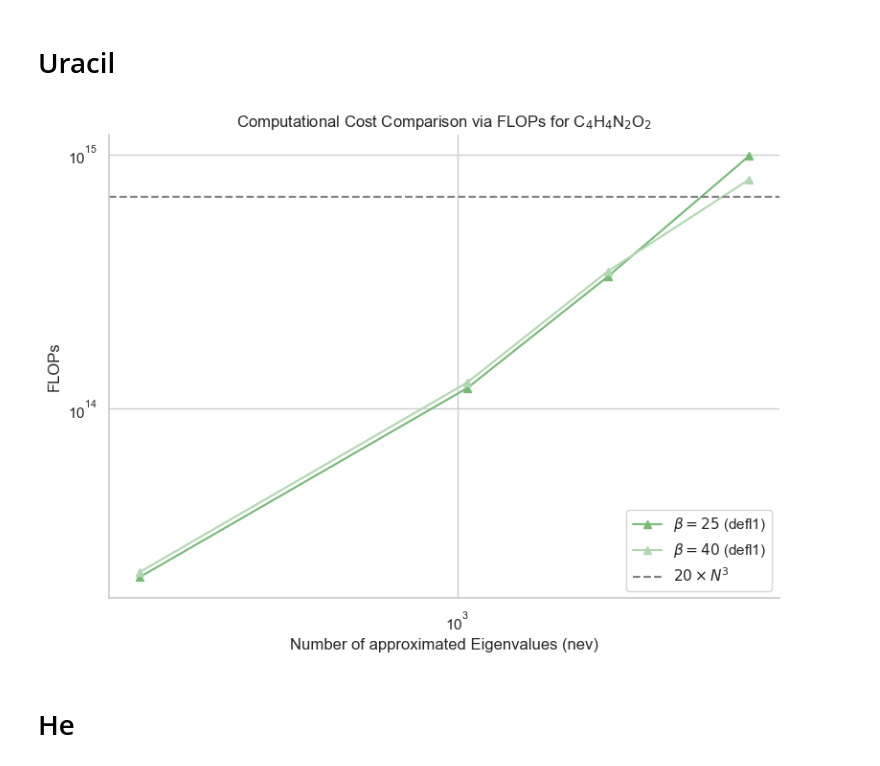
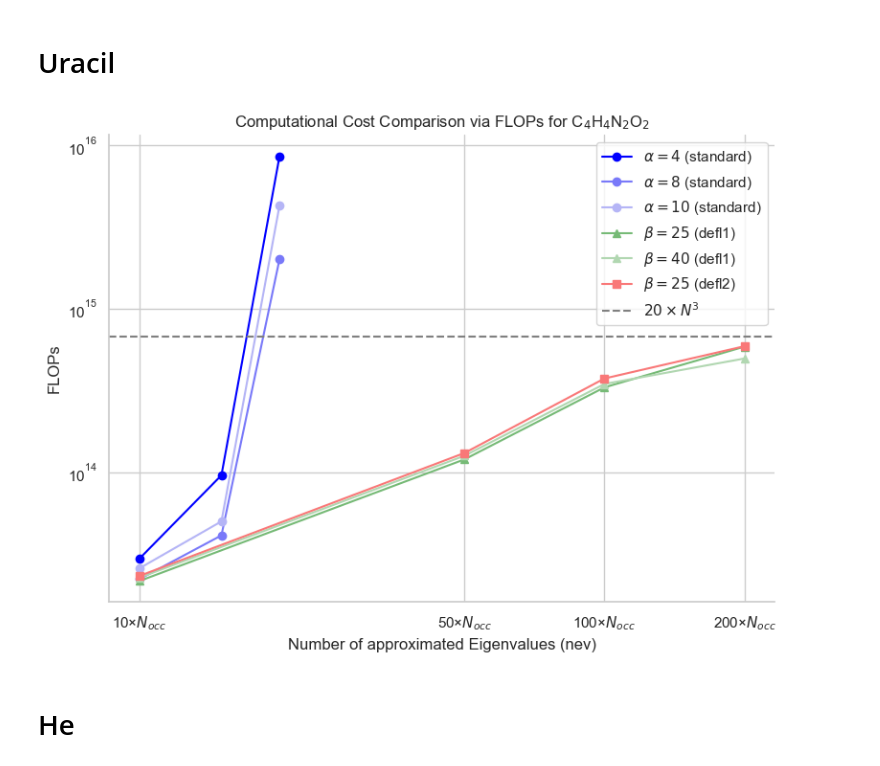
Before and after one commit to framere/Final_codes_MA, a Jupyter notebook: FINAL_CODE/plot_results.ipynb, the cells around one changed output. Saved outputs shown, nothing was run; the diff lists cells and outputs as text; code cells hidden in the pictures.

```diff
--- a/FINAL_CODE/plot_results.ipynb
+++ b/FINAL_CODE/plot_results.ipynb
@@ -129,54 +129,57 @@ plt.show()
 # %%
 N_occ = 21
 N_virt = 32416
-N_block = np.array([10, 15, 20, 25]) * N_occ
+N_block = np.array([10, 15, 20]) * N_occ
 N = np.array([10, 50, 100, 200]) * N_occ
 
 # Block Davidson
-FLOPS_8 = np.array([22282635345600, 41232042450900 ])
-FLOPS_10 = np.array([25965835993440, 50228889949980, ])
-
+FLOPS_4 = np.array([29775748175040,  96207503003640, 8614283542865280])
+FLOPS_8 = np.array([22282635345600, 41232042450900, 2019798514366080])
+FLOPS_10 = np.array([25965835993440, 50228889949980, 4306973843598720])
 
 # Deflation 1
-FLOPS_16_def1 = np.array([  0,  0,  0,  0])
-FLOPS_25_def1 = np.array([21704563957828, 120351328951380, 331796334339744, 988466468666572])
-FLOPS_40_def1 = np.array([22727538148004, 126629076279900, 347962601472256, 798235645111392])
+FLOPS_25_def1 = np.array([21704563957828, 120351328951380, 331796334339744, 588466468666572])
+FLOPS_40_def1 = np.array([22727538148004, 126629076279900, 347962601472256, 498235645111392])
 
 
 # Deflation 2
-FLOPS_16_def2 = np.array([  0,  0,  0,  0])
-FLOPS_25_def2 = np.array([  0,  0,  0,  0])
-FLOPS_40_def2 = np.array([  0,  0,  0,  0])
-
-
+FLOPS_25_def2 = np.array([23316532572932, 131675824490268, 376035933025380, 592323934760288])
 
 Grenze = 20*(N_virt)**3
 
 plt.figure(figsize=(8,6))
 # Standard Davidson (circles)
-# plt.plot(N_block, FLOPS_8, label=r'$\alpha = 8$ (standard)', marker='o', color=blue_shades[2])
-# plt.plot(N_block, FLOPS_10, label=r'$\alpha = 10$ (standard)', marker='o', color=blue_shades[3])
+plt.plot(N_block, FLOPS_4, label=r'$\alpha = 4$ (standard)', marker='o', color=blue_shades[0])
+plt.plot(N_block, FLOPS_8, label=r'$\alpha = 8$ (standard)', marker='o', color=blue_shades[2])
+plt.plot(N_block, FLOPS_10, label=r'$\alpha = 10$ (standard)', marker='o', color=blue_shades[3])
 # Deflation (triangles)
 plt.plot(N, FLOPS_25_def1, label=r'$\beta = 25$ (defl1)', marker='^', color=green_shades[2])
 plt.plot(N, FLOPS_40_def1, label=r'$\beta = 40$ (defl1)', marker='^', color=green_shades[3])
 # # Deflation until convergence (squares)
-# plt.plot(N, FLOPS_25_def2, label=r'$\beta = 25$ (defl2)', marker='s', color=red_shades[2])
+plt.plot(N, FLOPS_25_def2, label=r'$\beta = 25$ (defl2)', marker='s', color=red_shades[2])
 # plt.plot(N, FLOPS_40_def2, label=r'$\beta = 40$ (defl2)', marker='s', color=red_shades[3])
 # Reference line
 plt.axhline(Grenze, color='gray', linestyle='--', label=r'$20 \times N^3$')
 
 plt.title(r'Computational Cost Comparison via FLOPs for C$_{4}$H$_{4}$N$_{2}$O$_{2}$')
 plt.xscale('log')
 plt.yscale('log')
+
+xticks = np.array([10, 50, 100, 200]) * N_occ
+# Create labels: one line for nev, second line for multiplier
+xtick_labels = [f"{mult}×$N_{{occ}}$" for nev, mult in zip(xticks, [10, 50, 100, 200])]
+
+# Apply xticks and labels
+plt.xticks(xticks, xtick_labels)
 plt.xlabel('Number of approximated Eigenvalues (nev)')
 plt.ylabel('FLOPs')
 plt.legend()
 sns.despine()
 plt.tight_layout()
-# plt.savefig('flops_comparison_C6H6_block.png', dpi=300)
+plt.savefig('flops_comparison_C6H6_block.pdf')
 plt.show()
 # %% [output]
-[figure, old version]
+[figure, new version]
 # %% [markdown]
 # He
 # %%
```
Also changed, not shown: 4 other files.
